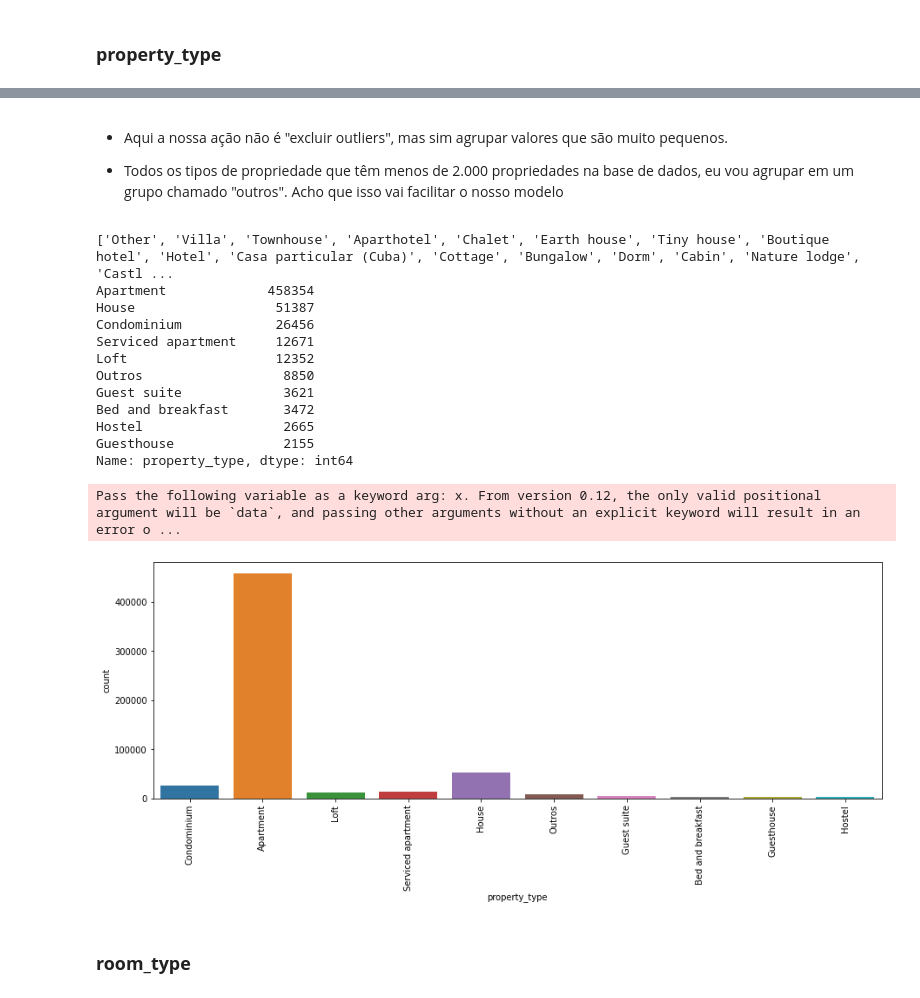
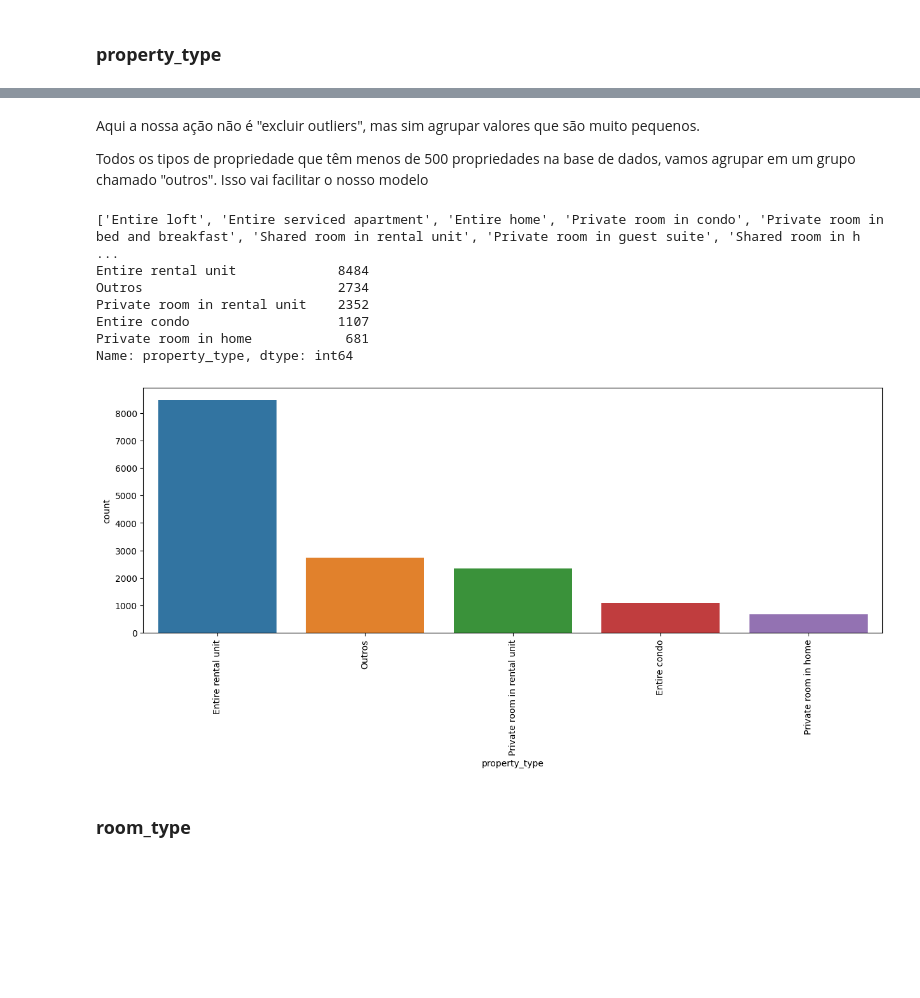
Before and after one commit to rreschke/IMT-CienciaDeDados-Airbnb-Rio, a Jupyter notebook: Projeto_S1.ipynb, the cells around one changed output, grey strips where cells are left out. Saved outputs shown, nothing was run; the diff lists cells and outputs as text; code cells hidden in the pictures; blank space fills up the shorter version.

```diff
--- a/Projeto_S1.ipynb
+++ b/Projeto_S1.ipynb
@@ -561,0 +431,3 @@ base_airbnb.shape
+# %%
+df_airbnb_listagens, linhas_removidas = excluir_outliers(df_airbnb_listagens, 'accommodates')
+print('{} linhas removidas'.format(linhas_removidas))
@@ -563,0 +462,4 @@ base_airbnb.shape
+# %%
+df_airbnb_listagens['bathrooms_text'] = df_airbnb_listagens['bathrooms_text'].str.extract('(\d+)', expand=False)
+print(df_airbnb_listagens.dtypes)
+print(df_airbnb_listagens.isnull().sum())
@@ -563,0 +486,6 @@ base_airbnb.shape
+# %%
+df_airbnb_listagens = df_airbnb_listagens.dropna()
+df_airbnb_listagens['bathrooms'] = df_airbnb_listagens['bathrooms_text'].str.extract('(\d+)', expand=False).astype(np.int64, copy=False)
+df_airbnb_listagens = df_airbnb_listagens.drop('bathrooms_text', axis=1)
+print(df_airbnb_listagens.shape)
+print(df_airbnb_listagens.isnull().sum())
@@ -563,0 +532,3 @@ base_airbnb.shape
+# %%
+df_airbnb_listagens, linhas_removidas = excluir_outliers(df_airbnb_listagens, 'bathrooms')
+print('{} linhas removidas'.format(linhas_removidas))
@@ -592,38 +559,32 @@ Pass the following variable as a keyword arg: x. From version 0.12, the only val
 # %% [markdown]
-- Aqui a nossa ação não é "excluir outliers", mas sim agrupar valores que são muito pequenos.
+Aqui a nossa ação não é "excluir outliers", mas sim agrupar valores que são muito pequenos.
 
-- Todos os tipos de propriedade que têm menos de 2.000 propriedades na base de dados, eu vou agrupar em um grupo chamado "outros". Acho que isso vai facilitar o nosso modelo
+Todos os tipos de propriedade que têm menos de 500 propriedades na base de dados, vamos agrupar em um grupo chamado "outros". Isso vai facilitar o nosso modelo
 # %%
-tabela_tipos_casa = base_airbnb['property_type'].value_counts()
+tabela_tipos_casa = df_airbnb_listagens['property_type'].value_counts()
 colunas_agrupar = []
 
 for tipo in tabela_tipos_casa.index:
-    if tabela_tipos_casa[tipo] < 2000:
+    if tabela_tipos_casa[tipo] < 500:
         colunas_agrupar.append(tipo)
 print(colunas_agrupar)
 
 for tipo in colunas_agrupar:
-    base_airbnb.loc[base_airbnb['property_type']==tipo, 'property_type'] = 'Outros'
+    df_airbnb_listagens.loc[df_airbnb_listagens['property_type']==tipo, 'property_type'] = 'Outros'
 
-print(base_airbnb['property_type'].value_counts())
+print(df_airbnb_listagens['property_type'].value_counts())
 plt.figure(figsize=(15, 5))
-grafico = sns.countplot('property_type', data=base_airbnb)
+grafico = sns.countplot(x=df_airbnb_listagens['property_type'])
 grafico.tick_params(axis='x', rotation=90)
 # %% [output]
-['Other', 'Villa', 'Townhouse', 'Aparthotel', 'Chalet', 'Earth house', 'Tiny house', 'Boutique hotel', 'Hotel', 'Casa particular (Cuba)', 'Cottage', 'Bungalow', 'Dorm', 'Cabin', 'Nature lodge', 'Castl ...
-Apartment             458354
-House                  51387
-Condominium            26456
-Serviced apartment     12671
-Loft                   12352
-Outros                  8850
-Guest suite             3621
-Bed and breakfast       3472
-Hostel                  2665
-Guesthouse              2155
+['Entire loft', 'Entire serviced apartment', 'Entire home', 'Private room in condo', 'Private room in bed and breakfast', 'Shared room in rental unit', 'Private room in guest suite', 'Shared room in h ...
+Entire rental unit             8484
+Outros                         2734
+Private room in rental unit    2352
+Entire condo                   1107
+Private room in home            681
 Name: property_type, dtype: int64
-Pass the following variable as a keyword arg: x. From version 0.12, the only valid positional argument will be `data`, and passing other arguments without an explicit keyword will result in an error o ...
-[figure, old version]
+[figure, new version]
 # %% [markdown]
 ### **room_type**
 # %%
```
Also changed, not shown: parts of 123 cells of this notebook.
